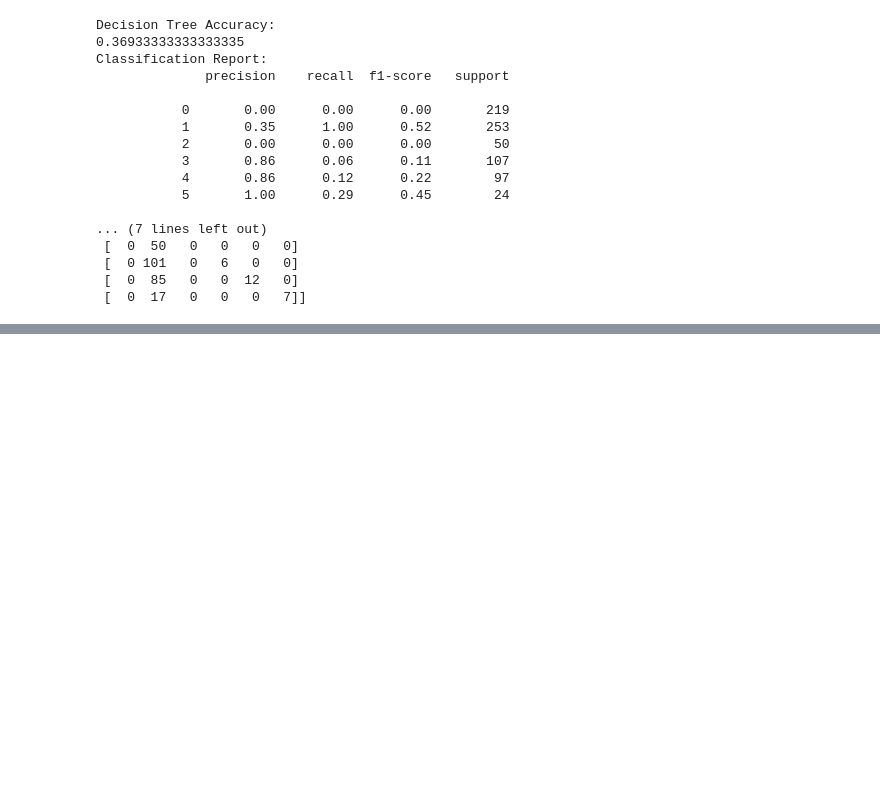
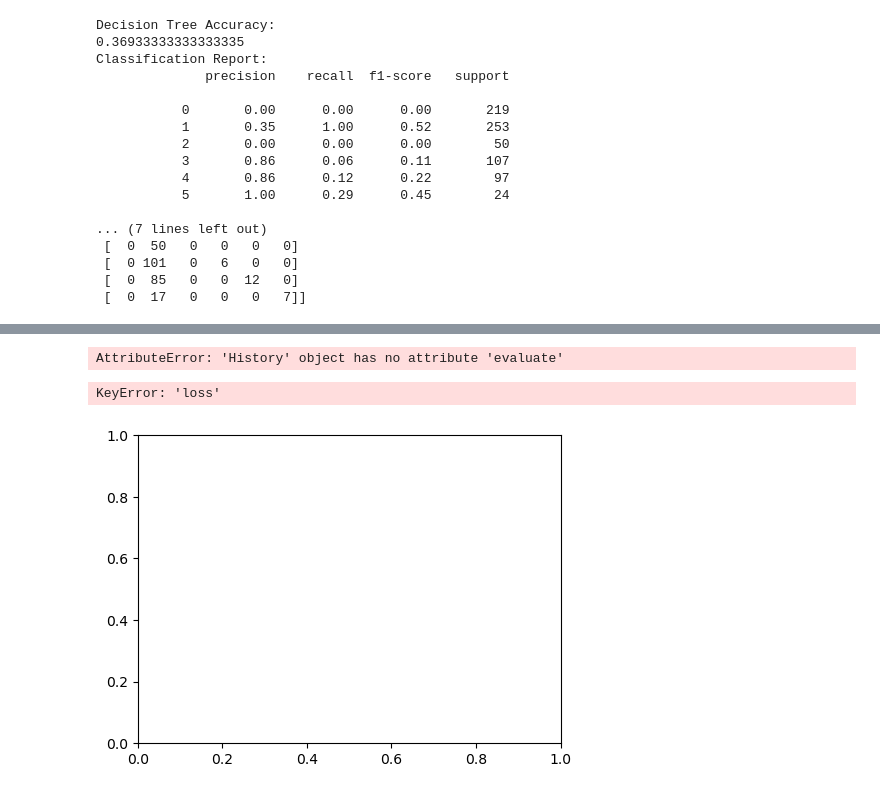
Before and after one commit to sofiaamartinezz/IS_Seminar2, a Jupyter notebook: assignment.ipynb, the cells around one changed output, grey strips where cells are left out. Saved outputs shown, nothing was run; the diff lists cells and outputs as text; code cells hidden in the pictures; blank space fills up the shorter version.

```diff
--- a/assignment.ipynb
+++ b/assignment.ipynb
@@ -537,0 +549,12 @@ print("Accuracy en conjunto de prueba:", accuracy_test)
+# %%
+#load the data again so it's not vectorized
+filename = "emotion_dataset.txt"
+
+# Read the file
+with open(filename, 'r') as file:
+    lines = file.readlines()
+
+# Each line as a json dictionary
+dataset = [json.loads(line) for line in lines]
+
+df = pd.DataFrame(dataset)
@@ -537,0 +598,23 @@ print("Accuracy en conjunto de prueba:", accuracy_test)
+# %%
+# Tokenization and padding
+tokenizer = Tokenizer(num_words=10000)
+tokenizer.fit_on_texts(df['text'])
+X = tokenizer.texts_to_sequences(df['text'])
+X = pad_sequences(X, padding='post', maxlen=150)
+
+y = pd.get_dummies(df['label']).values  # One-hot encode labels
+
+X_train, X_temp, y_train, y_temp = train_test_split(X, y, test_size=0.3, random_state=123)
+X_test, X_val, y_test, y_val = train_test_split(X_temp, y_temp, test_size=0.5, random_state=123)
+
+# Build LSTM Model
+model = Sequential()
+model.add(Embedding(input_dim=10000, output_dim=128, input_length=100))
+model.add(LSTM(64, dropout=0.2, recurrent_dropout=0.2))
+model.add(Dense(6, activation='softmax'))  # 6 classes for emotion classification
+
+# Compile the model
+model.compile(loss='categorical_crossentropy', optimizer='adam', metrics=['accuracy'])
+
+# Train the model
+resum = model.fit(X_train, y_train, epochs=5, batch_size=64, validation_data=(X_val, y_val))
@@ -537,0 +632,17 @@ print("Accuracy en conjunto de prueba:", accuracy_test)
+# %%
+test_loss, test_accuracy = model.evaluate(X_test, y_test)
+print("Test Accuracy: ", test_accuracy)
+print("Test Loss: ", test_loss)
+# %% [output]
+AttributeError: 'History' object has no attribute 'evaluate'
+# %%
+fig = plt.figure(figsize = (12,4))
+ax = fig.add_subplot(1,2,1)
+ax.plot(resum.history["loss"], "--", c = "r", label="Train loss")
+ax.set_xlabel("Epoch")
+ax.set_ylabel("Loss")
+ax.set_title("Loss history")
+ax.legend()
+# %% [output]
+KeyError: 'loss'
+[figure, added]
```
Also changed, not shown: parts of 20 cells of this notebook, 2 other files.
